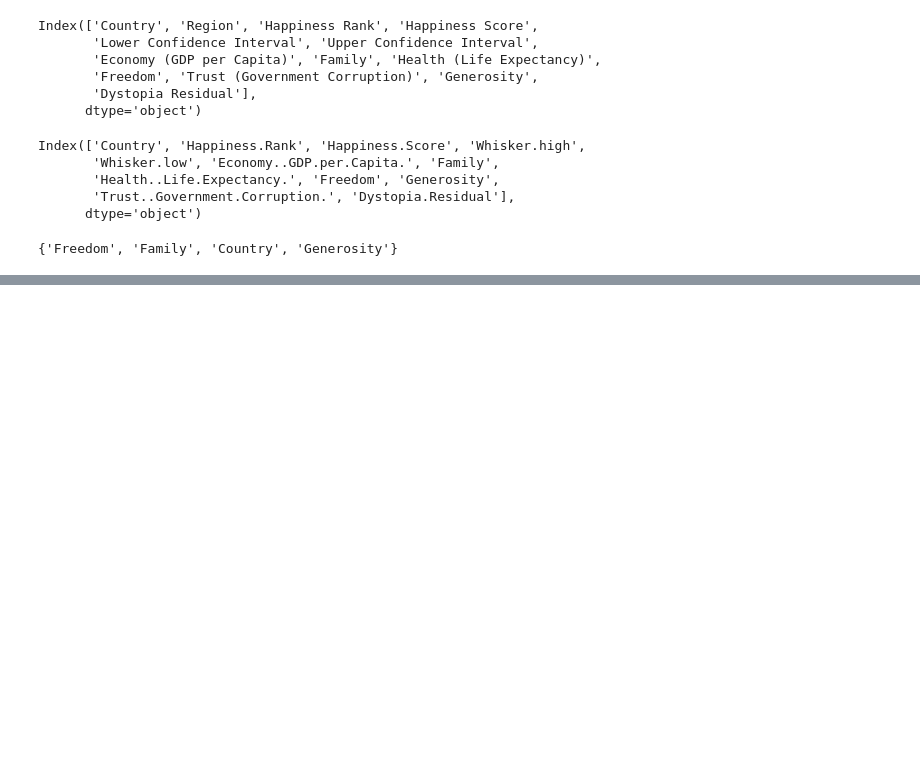
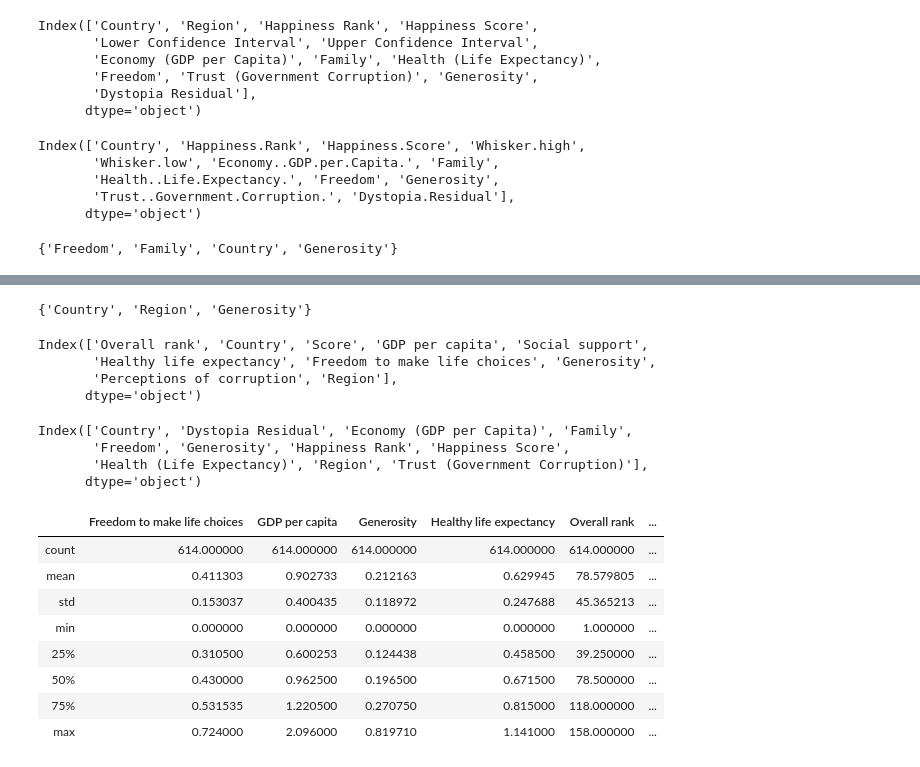
Before and after one commit to kingnmm/py4ds, a Jupyter notebook: FinalProj_NMK.ipynb, the cells around one changed output, grey strips where cells are left out. Drawn from its saved outputs; the diff is of its cells as text; code cells hidden in the pictures; blank space fills up the shorter version.

```diff
--- a/FinalProj_NMK.ipynb
+++ b/FinalProj_NMK.ipynb
@@ -642,0 +753,3 @@ common_column (colhapp15, colhapp16, colhapp17)
+# %%
+happ16e = happ16.drop(['Lower Confidence Interval','Upper Confidence Interval'], axis = 1)
+happ16e.columns
@@ -642,0 +762,5 @@ common_column (colhapp15, colhapp16, colhapp17)
+# %%
+# Datasets happ15 and happ16 now match
+# Join them using concat_df2 function
+join_1516e = concat_df2(happ15e, happ16e)
+join_1516e.describe()
@@ -642,0 +777,45 @@ common_column (colhapp15, colhapp16, colhapp17)
+# %%
+# Rename columns in join_1516e to match columns in join_1819_reg
+common_column2(join_1516e, join_1819_reg)
+# %% [output]
+{'Country', 'Region', 'Generosity'}
+# %%
+join_1819_reg.columns
+# %% [output]
+Index(['Overall rank', 'Country', 'Score', 'GDP per capita', 'Social support',
+       'Healthy life expectancy', 'Freedom to make life choices', 'Generosity',
+       'Perceptions of corruption', 'Region'],
+      dtype='object')
+# %%
+join_1516e.columns
+# %% [output]
+Index(['Country', 'Dystopia Residual', 'Economy (GDP per Capita)', 'Family',
+       'Freedom', 'Generosity', 'Happiness Rank', 'Happiness Score',
+       'Health (Life Expectancy)', 'Region', 'Trust (Government Corruption)'],
+      dtype='object')
+# %%
+# Drop 'Dystopia Residual' as it's not in join_1819_reg
+join_1516d = join_1516e.drop(['Dystopia Residual'], axis = 1)
+# %%
+# Renaming columns in join_1516d to reflect columns in join_1819_reg and saved new dataset as join_1516r
+# I'm assuming Family in join_1516 is similar to Social Support in join_1819_reg
+join_1516r = join_1516d.rename(columns = {'Happiness Score' : 'Score', 'Happiness Rank' : 'Overall rank',
+                                         'Economy (GDP per Capita)' : 'GDP per capita',
+                                          'Freedom' : 'Freedom to make life choices',
+                                          'Health (Life Expectancy)' : 'Healthy life expectancy',
+                                          'Trust (Government Corruption)' : 'Perceptions of corruption',
+                                          'Family' : 'Social support'})
+# %%
+# Concatenating join_1819_reg and join_1516r using function concat_df2
+join_15161819 = concat_df2 (join_1819_reg, join_1516r)
+join_15161819.describe()
+# %% [output]
+|  | Freedom to make life choices | GDP per capita | Generosity | Healthy life expectancy | Overall rank | ... |
+| count | 614.000000 | 614.000000 | 614.000000 | 614.000000 | 614.000000 | ... |
+| mean | 0.411303 | 0.902733 | 0.212163 | 0.629945 | 78.579805 | ... |
+| std | 0.153037 | 0.400435 | 0.118972 | 0.247688 | 45.365213 | ... |
+| min | 0.000000 | 0.000000 | 0.000000 | 0.000000 | 1.000000 | ... |
+| 25% | 0.310500 | 0.600253 | 0.124438 | 0.458500 | 39.250000 | ... |
+| 50% | 0.430000 | 0.962500 | 0.196500 | 0.671500 | 78.500000 | ... |
+| 75% | 0.531535 | 1.220500 | 0.270750 | 0.815000 | 118.000000 | ... |
+| max | 0.724000 | 2.096000 | 0.819710 | 1.141000 | 158.000000 | ... |
```
Also changed, not shown: parts of 21 cells of this notebook.
